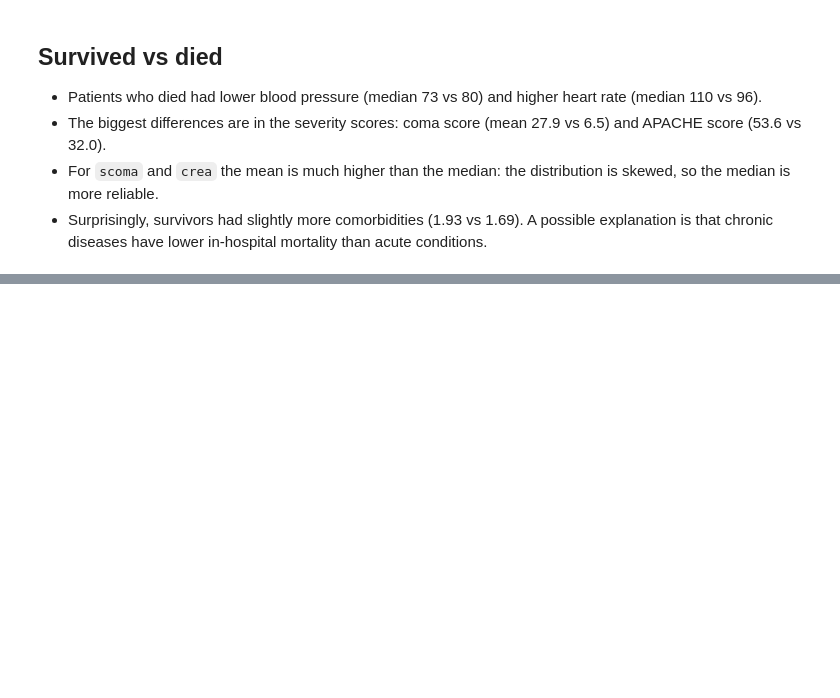
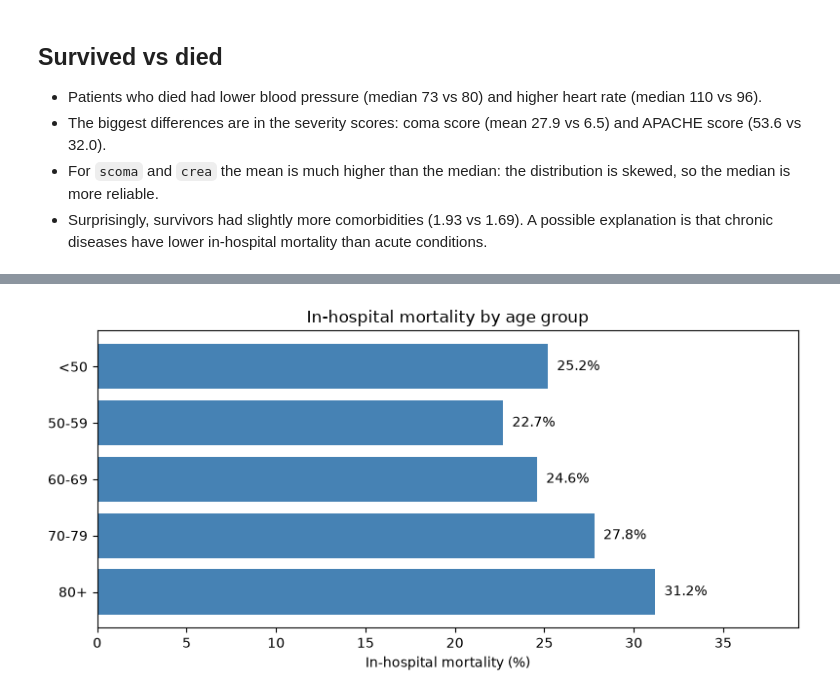
Before and after one commit to HamidMardani78/mortality-analysis, a Jupyter notebook: 01_exploration.ipynb, the cells around one changed output, grey strips where cells are left out. Cells and saved outputs as stored; diff of their text form; code cells hidden in the pictures; blank space fills up the shorter version.

```diff
--- a/01_exploration.ipynb
+++ b/01_exploration.ipynb
@@ -235,0 +244,6 @@ compare_survived_died(df_clean, vitals)
+# %%
+table = mortality_by_group(df_clean, "age_group").sort_index()
+plot_mortality_by_group(table, "In-hospital mortality by age group",
+                        "figures/mortality_age.png")
+# %% [output]
+[figure, added]
```
Also changed, not shown: parts of 3 cells of this notebook, 3 other files.
